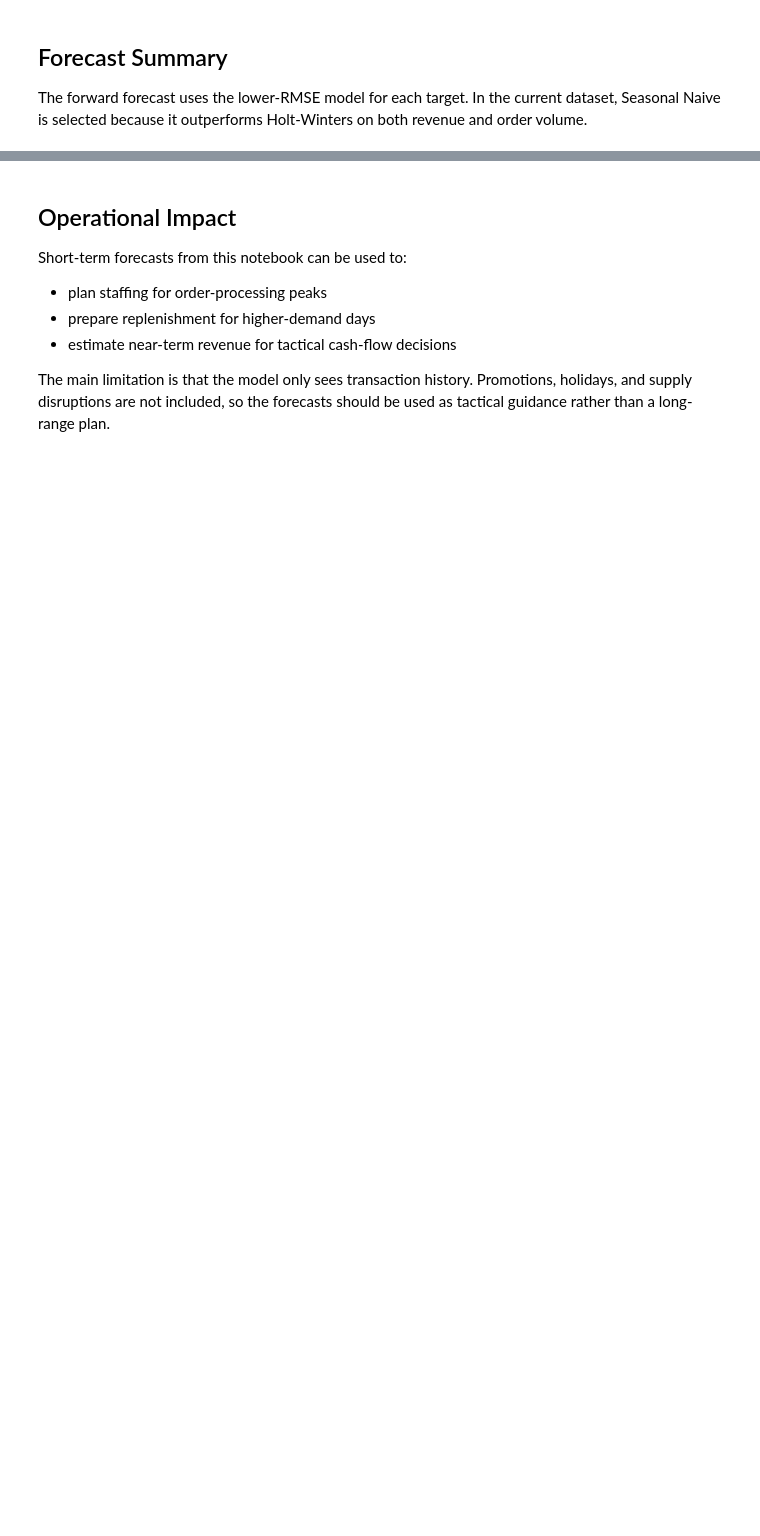
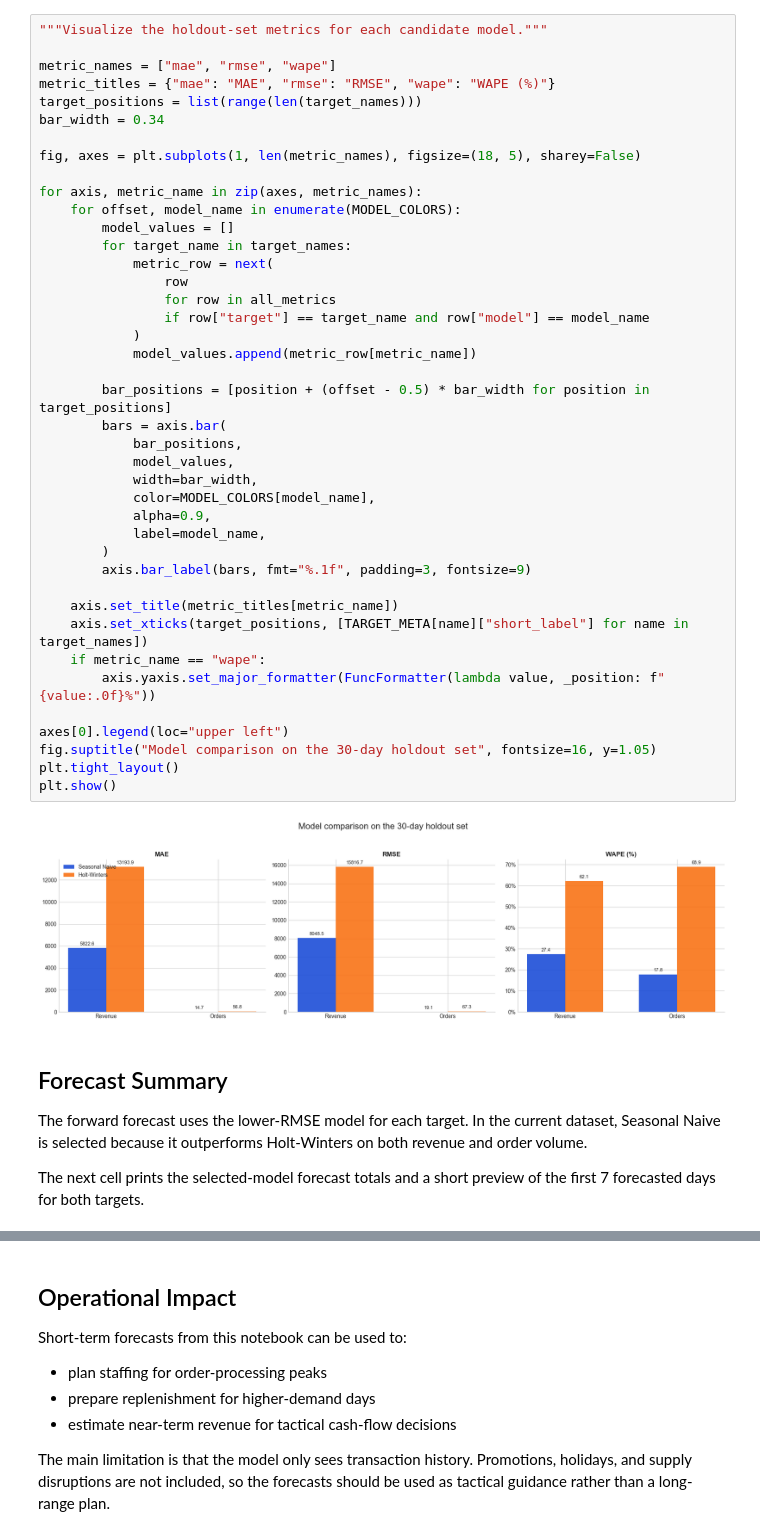
Before and after one commit to principles-of-data-science-cw-2/group-assignment, a Jupyter notebook: notebooks/04_forecasting.ipynb, the cells around one changed output, grey strips where cells are left out. Cells and saved outputs as stored; diff of their text form; blank space fills up the shorter version.

```diff
--- a/notebooks/04_forecasting.ipynb
+++ b/notebooks/04_forecasting.ipynb
@@ -90,5 +251,50 @@ daily_order_volume  Holt-Winters    56.81     67.30     68.94
+# %%
+"""Visualize the holdout-set metrics for each candidate model."""
+
+metric_names = ["mae", "rmse", "wape"]
+metric_titles = {"mae": "MAE", "rmse": "RMSE", "wape": "WAPE (%)"}
+target_positions = list(range(len(target_names)))
+bar_width = 0.34
+
+fig, axes = plt.subplots(1, len(metric_names), figsize=(18, 5), sharey=False)
+
+for axis, metric_name in zip(axes, metric_names):
+    for offset, model_name in enumerate(MODEL_COLORS):
+        model_values = []
+        for target_name in target_names:
+            metric_row = next(
+                row
+                for row in all_metrics
+                if row["target"] == target_name and row["model"] == model_name
+            )
+            model_values.append(metric_row[metric_name])
+
+        bar_positions = [position + (offset - 0.5) * bar_width for position in target_positions]
+        bars = axis.bar(
+            bar_positions,
+            model_values,
+            width=bar_width,
+            color=MODEL_COLORS[model_name],
+            alpha=0.9,
+            label=model_name,
+        )
+        axis.bar_label(bars, fmt="%.1f", padding=3, fontsize=9)
+
+    axis.set_title(metric_titles[metric_name])
+    axis.set_xticks(target_positions, [TARGET_META[name]["short_label"] for name in target_names])
+    if metric_name == "wape":
+        axis.yaxis.set_major_formatter(FuncFormatter(lambda value, _position: f"{value:.0f}%"))
+
+axes[0].legend(loc="upper left")
+fig.suptitle("Model comparison on the 30-day holdout set", fontsize=16, y=1.05)
+plt.tight_layout()
+plt.show()
+# %% [output]
+[figure, added]
 # %% [markdown]
 ## Forecast Summary
 
 The forward forecast uses the lower-RMSE model for each target. In the current dataset, Seasonal Naive is selected because it outperforms Holt-Winters on both revenue and order volume.
+
+The next cell prints the selected-model forecast totals and a short preview of the first 7 forecasted days for both targets.
 # %%
```
Also changed, not shown: parts of 19 cells of this notebook, 1 other file.
